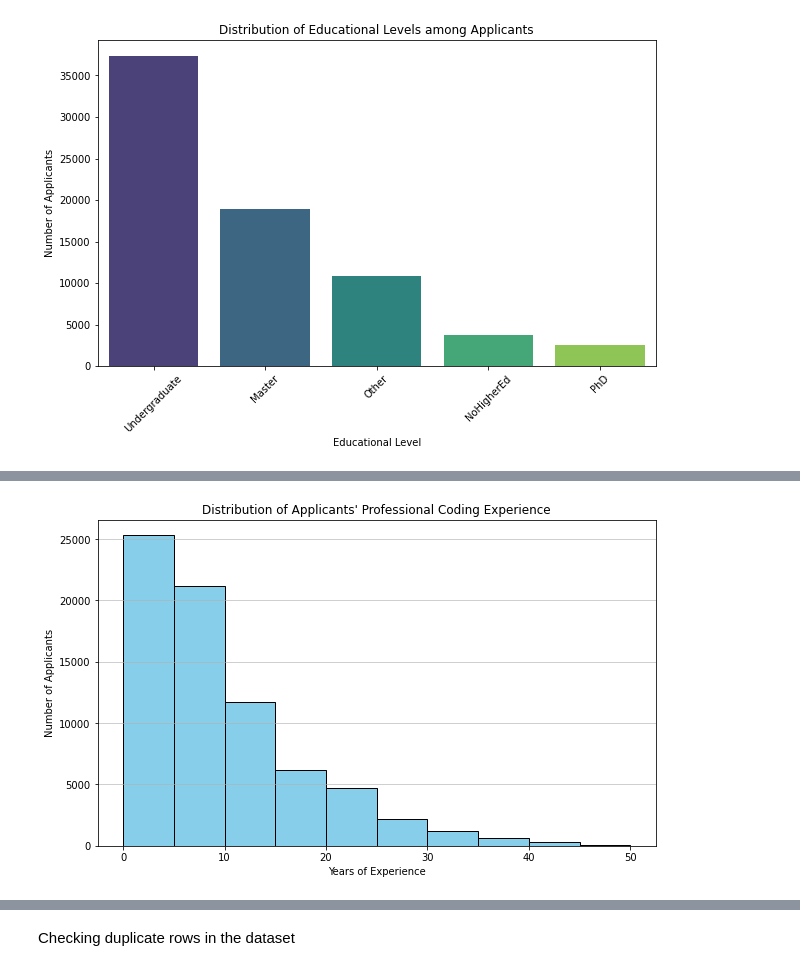
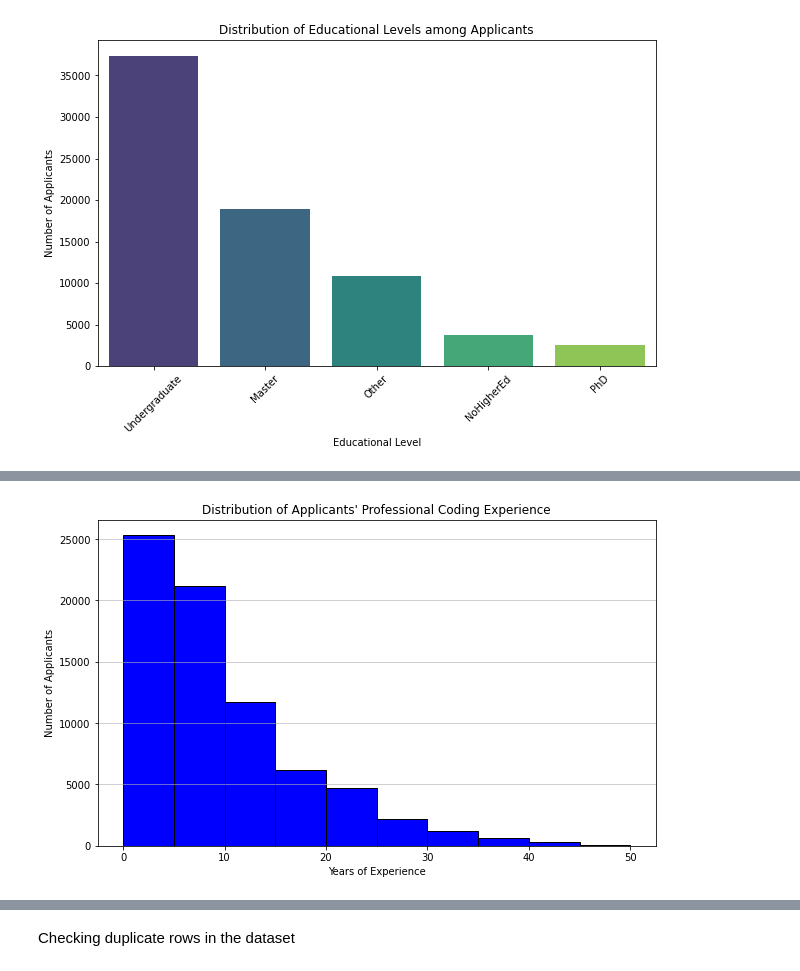
Before and after one commit to SoleilUmwiza92/AIForSociety-S6, a Jupyter notebook: Individual project/archive (1)/JobApplicants.ipynb, the cells around one changed output, grey strips where cells are left out. Cells and saved outputs as stored; diff of their text form; code cells hidden in the pictures.

```diff
--- a/Individual project/archive (1)/JobApplicants.ipynb
+++ b/Individual project/archive (1)/JobApplicants.ipynb
@@ -158,11 +236,11 @@ plt.show()
 # %%
 # Create histogram
 plt.figure(figsize=(10, 6))
-plt.hist(df['YearsCodePro'], bins=10, edgecolor='black', color='skyblue')
+plt.hist(df['YearsCodePro'], bins=10, edgecolor='black', color='blue')
 plt.title('Distribution of Applicants\' Professional Coding Experience')
 plt.xlabel('Years of Experience')
 plt.ylabel('Number of Applicants')
 plt.grid(axis='y', alpha=0.75)
 plt.show()
 # %% [output]
-[figure, old version]
+[figure, new version]
```
Also changed, not shown: parts of 32 cells of this notebook.
